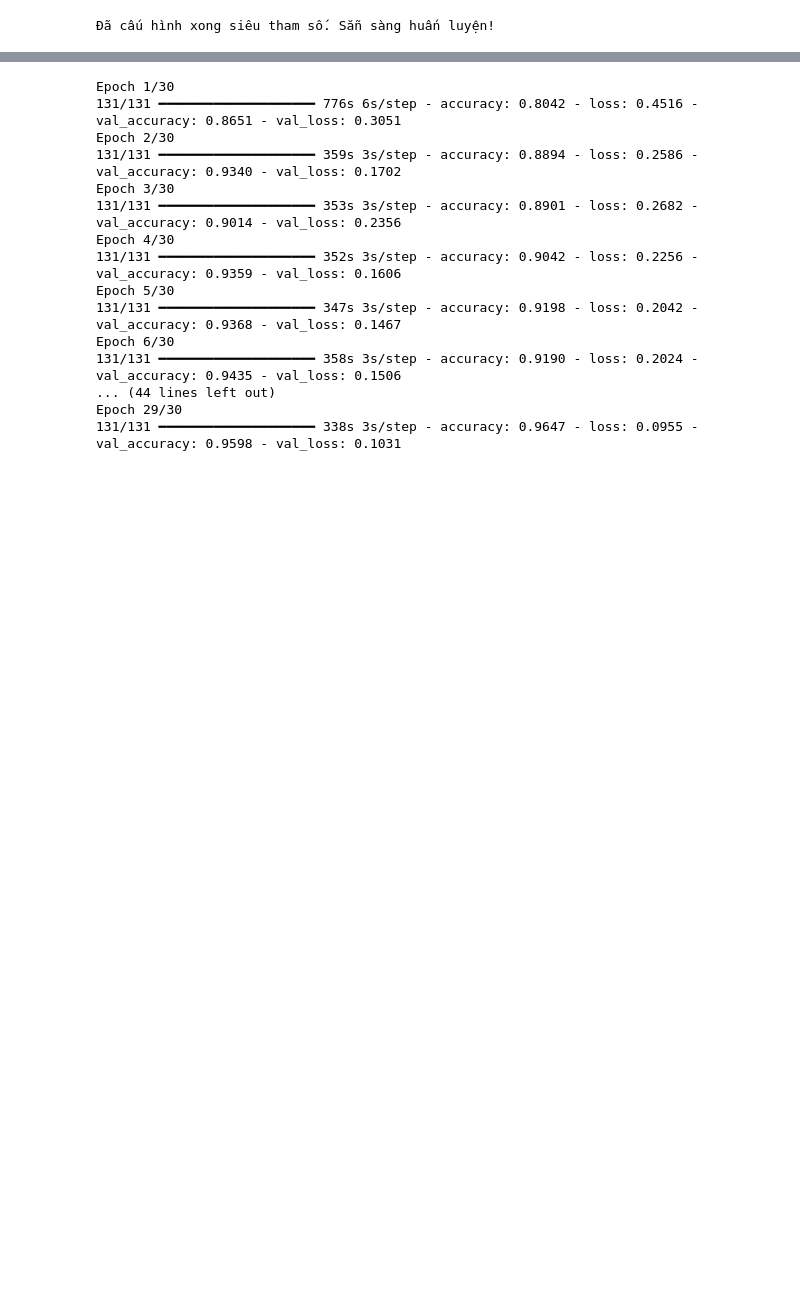
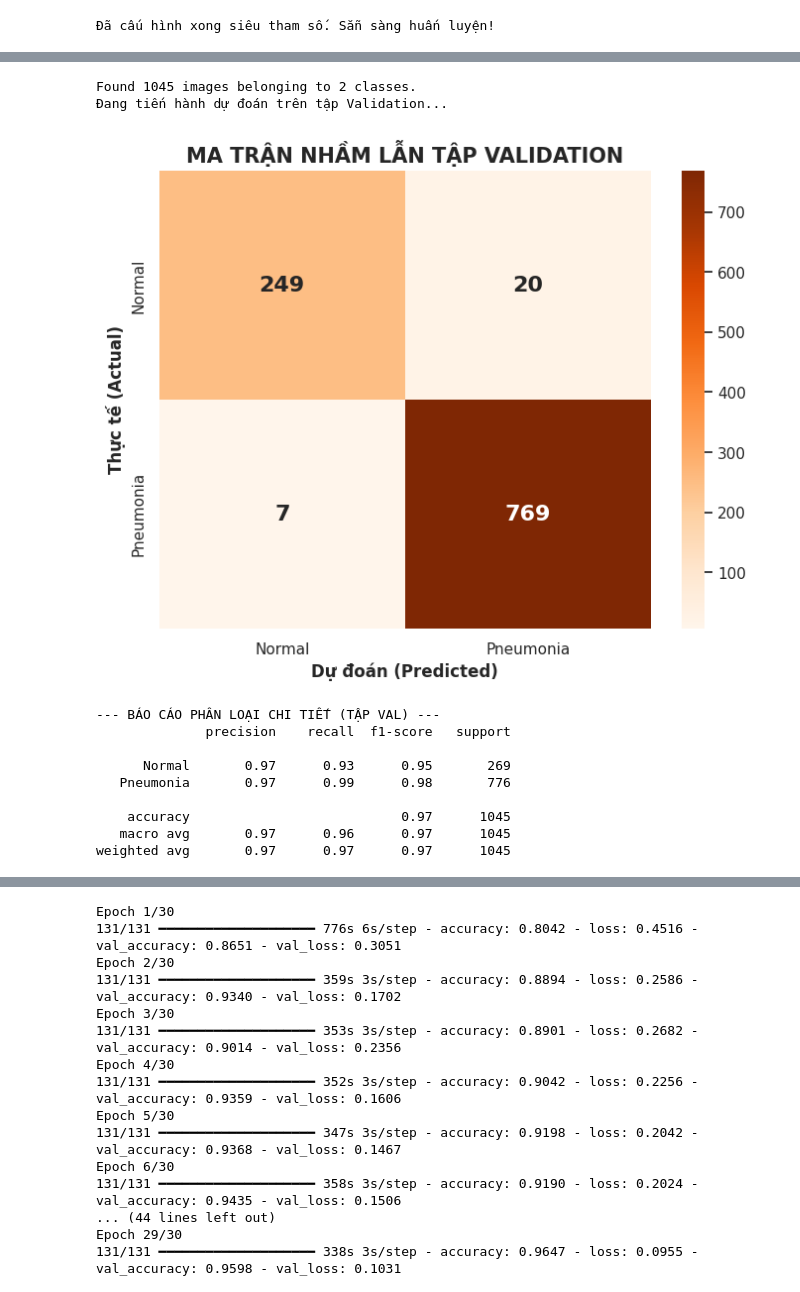
Before and after one commit to thuynguyenhuit/hocsau, a Jupyter notebook: Nhan_dien_benh_phoi_bang_mo_hinh_CNN.ipynb, the cells around one changed output, grey strips where cells are left out. Saved outputs shown, nothing was run; the diff lists cells and outputs as text; code cells hidden in the pictures; blank space fills up the shorter version.

```diff
--- a/Nhan_dien_benh_phoi_bang_mo_hinh_CNN.ipynb
+++ b/Nhan_dien_benh_phoi_bang_mo_hinh_CNN.ipynb
@@ -403,0 +590,61 @@ print("Đã cấu hình xong siêu tham số. Sẵn sàng huấn luyện!")
+# %%
+from sklearn.metrics import confusion_matrix, classification_report
+import seaborn as sns
+import matplotlib.pyplot as plt
+import numpy as np
+
+# BƯỚC 1: Khởi tạo Generator (Giữ nguyên cấu hình của bạn)
+eval_generator = train_datagen.flow_from_directory(
+    train_dir,
+    target_size=(150, 150),
+    batch_size=32,
+    class_mode='binary',
+    subset='validation',
+    shuffle=False
+)
+
+# BƯỚC 2: Dự đoán theo cơ chế an toàn (Khớp ảnh và nhãn 100%)
+eval_generator.reset() # Đưa con trỏ về đầu
+y_true_val = []
+y_pred_probs_val = []
+
+print("Đang tiến hành dự đoán trên tập Validation...")
+for i in range(len(eval_generator)):
+    x_batch, y_batch = next(eval_generator)
+    preds = model.predict(x_batch, verbose=0)
+
+    y_true_val.extend(y_batch)       # Lấy nhãn thật từ batch
+    y_pred_probs_val.extend(preds)   # Lấy dự đoán từ batch
+
+y_true_val = np.array(y_true_val)
+y_pred_val = (np.array(y_pred_probs_val) > 0.5).astype(int).flatten()
+
+# BƯỚC 3: Vẽ Ma trận nhầm lẫn
+cm_val = confusion_matrix(y_true_val, y_pred_val)
+plt.figure(figsize=(8, 6))
+sns.heatmap(cm_val, annot=True, fmt='d', cmap='Oranges', # Đổi màu cam cho dễ phân biệt với tập Test
+            xticklabels=['Normal', 'Pneumonia'],
+            yticklabels=['Normal', 'Pneumonia'],
+            annot_kws={"size": 16, "weight": "bold"})
+
+plt.title('MA TRẬN NHẦM LẪN TẬP VALIDATION', fontsize=15, fontweight='bold')
+plt.ylabel('Thực tế (Actual)', fontweight='bold')
+plt.xlabel('Dự đoán (Predicted)', fontweight='bold')
+plt.show()
+
+# BƯỚC 4: In báo cáo
+print("\n--- BÁO CÁO PHÂN LOẠI CHI TIẾT (TẬP VAL) ---")
+print(classification_report(y_true_val, y_pred_val, target_names=['Normal', 'Pneumonia']))
+# %% [output]
+Found 1045 images belonging to 2 classes.
+Đang tiến hành dự đoán trên tập Validation...
+[figure, added]
+--- BÁO CÁO PHÂN LOẠI CHI TIẾT (TẬP VAL) ---
+              precision    recall  f1-score   support
+
+      Normal       0.97      0.93      0.95       269
+   Pneumonia       0.97      0.99      0.98       776
+
+    accuracy                           0.97      1045
+   macro avg       0.97      0.96      0.97      1045
+weighted avg       0.97      0.97      0.97      1045
```
Also changed, not shown: parts of 8 cells of this notebook.
